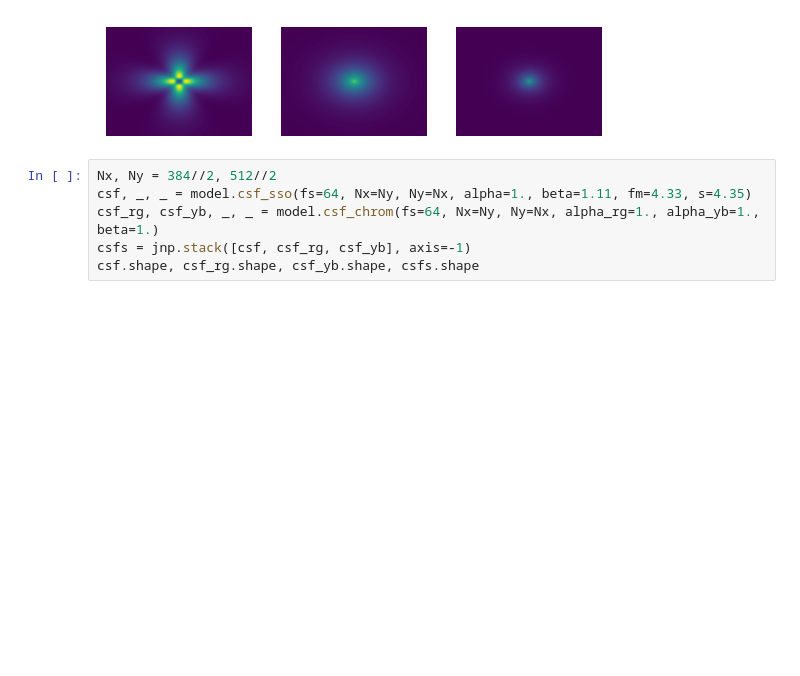
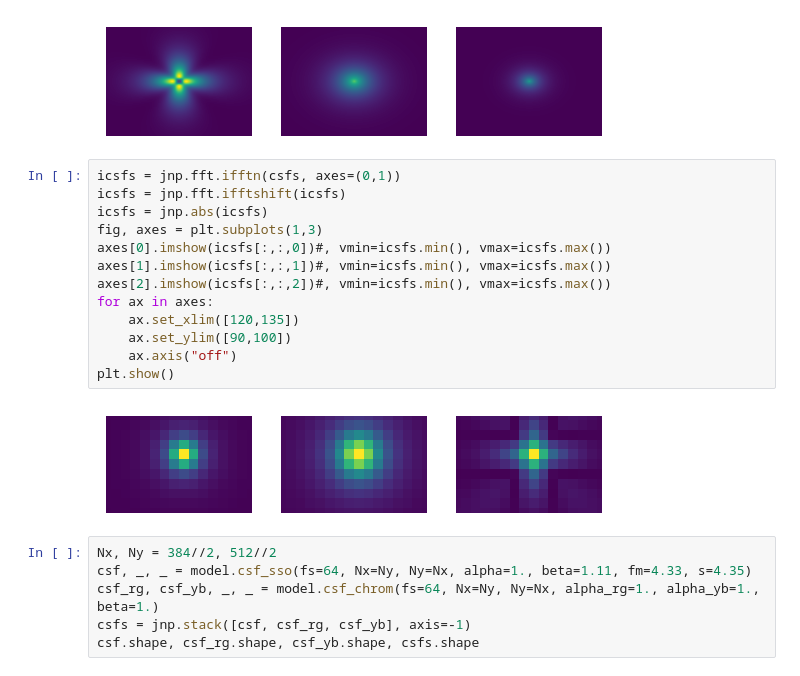
Before and after one commit to Jorgvt/fxlayers, a Jupyter notebook: Notebooks/00_layers.ipynb, the cells around one changed output. Cells and saved outputs as stored; diff of their text form; blank space fills up the shorter version.

```diff
--- a/Notebooks/00_layers.ipynb
+++ b/Notebooks/00_layers.ipynb
@@ -2055,6 +2055,21 @@ for ax in axes: ax.axis("off")
 plt.show()
 # %% [output]
 [figure]
+# %%
+icsfs = jnp.fft.ifftn(csfs, axes=(0,1))
+icsfs = jnp.fft.ifftshift(icsfs)
+icsfs = jnp.abs(icsfs)
+fig, axes = plt.subplots(1,3)
+axes[0].imshow(icsfs[:,:,0])#, vmin=icsfs.min(), vmax=icsfs.max())
+axes[1].imshow(icsfs[:,:,1])#, vmin=icsfs.min(), vmax=icsfs.max())
+axes[2].imshow(icsfs[:,:,2])#, vmin=icsfs.min(), vmax=icsfs.max())
+for ax in axes:
+    ax.set_xlim([120,135])
+    ax.set_ylim([90,100])
+    ax.axis("off")
+plt.show()
+# %% [output]
+[figure, added]
 # %%
 Nx, Ny = 384//2, 512//2
 csf, _, _ = model.csf_sso(fs=64, Nx=Ny, Ny=Nx, alpha=1., beta=1.11, fm=4.33, s=4.35)
```
Also changed, not shown: parts of 4 cells of this notebook, 2 other files.
